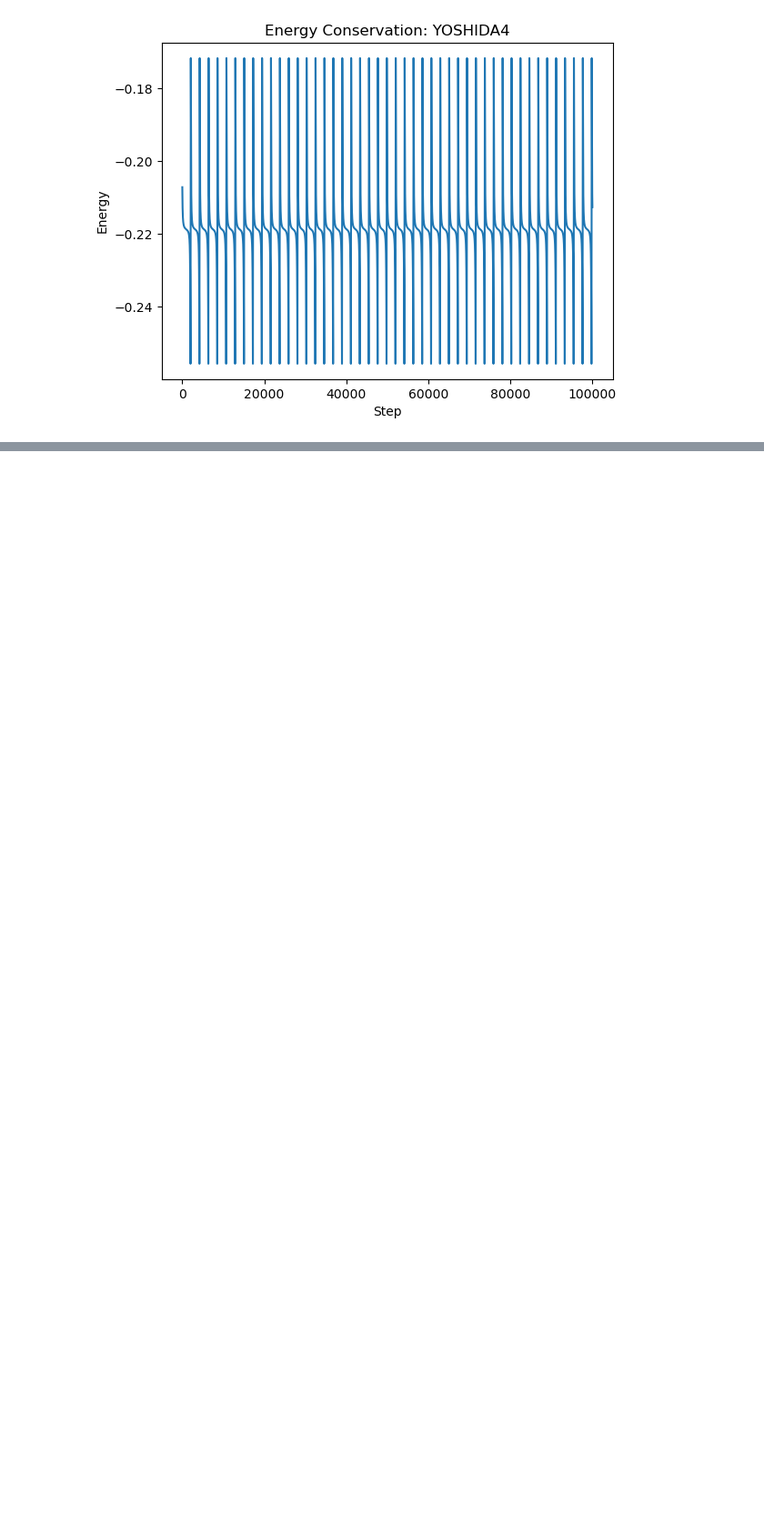
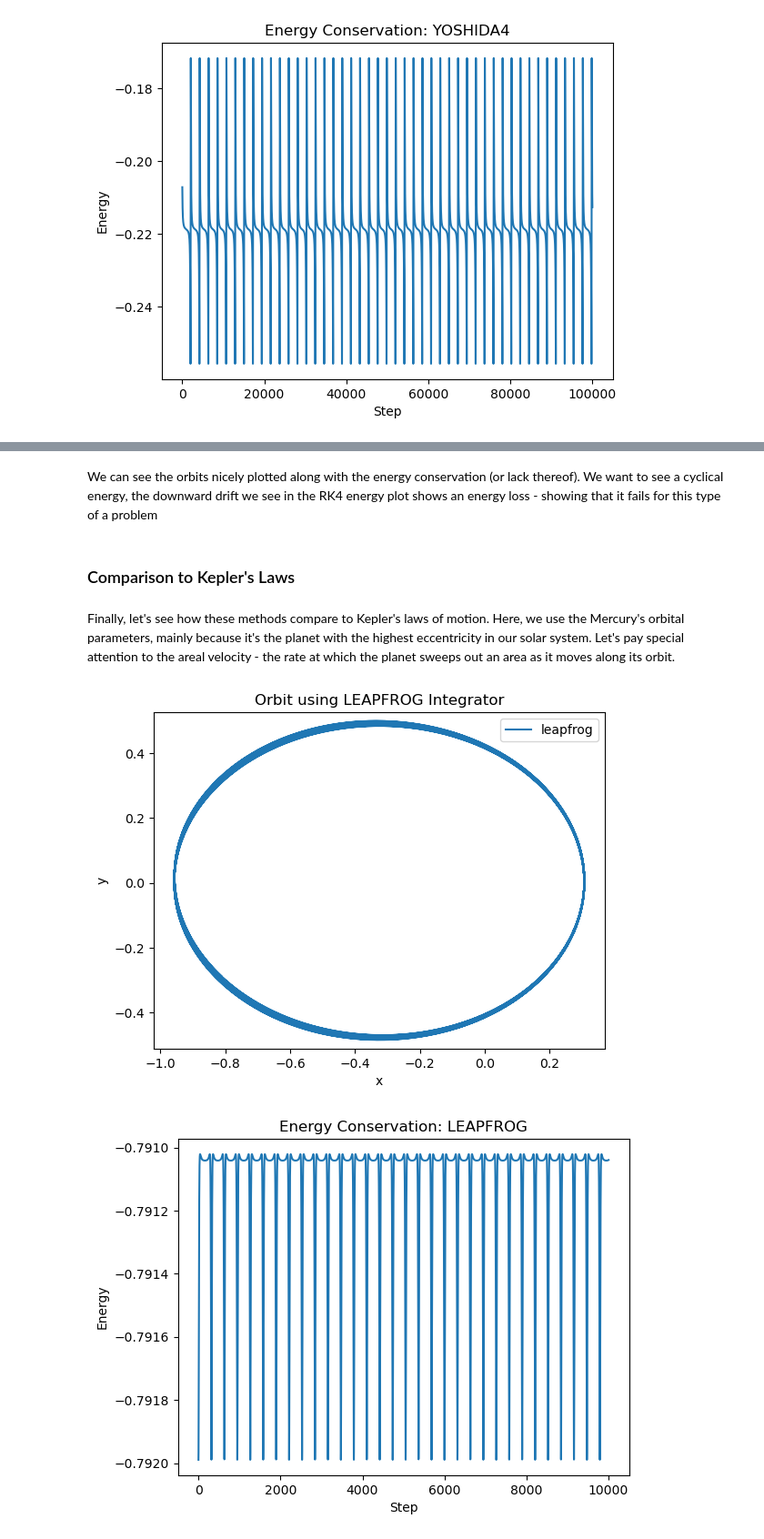
Before and after one commit to ua-2025q3-astr501-513/p1-bear-down-coders, a Jupyter notebook: present.ipynb, the cells around one changed output, grey strips where cells are left out. Shown at 91% size. Cells and saved outputs as stored; diff of their text form; code cells hidden in the pictures; blank space fills up the shorter version.

```diff
--- a/present.ipynb
+++ b/present.ipynb
@@ -498,0 +575,36 @@ for m in methods:
+# %% [markdown]
+We can see the orbits nicely plotted along with the energy conservation (or lack thereof). We want to see a cyclical energy, the downward drift we see in the RK4 energy plot shows an energy loss - showing that it fails for this type of a problem
+# %% [markdown]
+### Comparison to Kepler's Laws
+# %% [markdown]
+Finally, let's see how these methods compare to Kepler's laws of motion. Here, we use the Mercury's orbital parameters, mainly because it's the planet with the highest eccentricity in our solar system. Let's pay special attention to the areal velocity - the rate at which the planet sweeps out an area as it moves along its orbit.
+# %%
+mu = 1.0
+h = 0.01
+N = 10000
+
+#elliptical orbit parameters for mercury
+a = 0.387 #semimajor axis in AU
+e = 0.206 #eccentricity
+r0 = a * (1 - e)
+v0_mag = np.sqrt(mu * (1 + e)/ (a * (1 - e)))
+
+x0 = [r0, 0.0, 0.0]
+v0 = [0.0, v0_mag, 1.0]
+
+methods = ["leapfrog", "rk4", "yoshida4"]
+for m in methods:
+    sim = orbit_integrator(mu=mu, h=h, method=m)
+    sim.integrate(x0, v0, N)
+    sim.plot_orbit(show_energy=True)
+
+    #keplers 2nd law - areal velocity
+    area_vel = sim.area_velocity()
+    plt.plot(area_vel)
+    plt.title(f"Areal Velcoity ({m.upper()})")
+    plt.xlabel("Step")
+    plt.ylabel("1/2 |r x v|")
+    plt.show()
+# %% [output]
+[figure, added]
+[figure, added]
```
Also changed, not shown: parts of 24 cells of this notebook, 1 other file.
